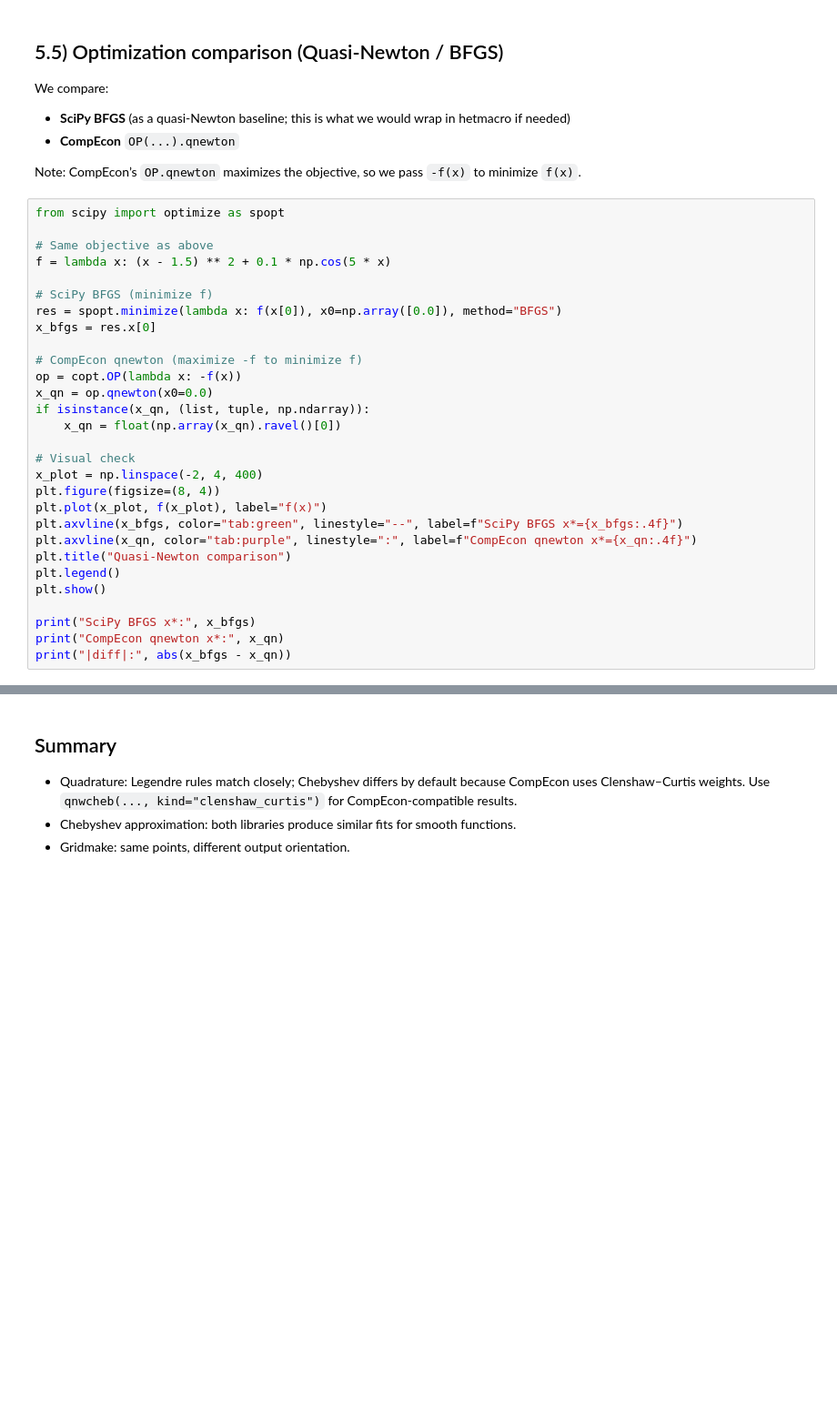
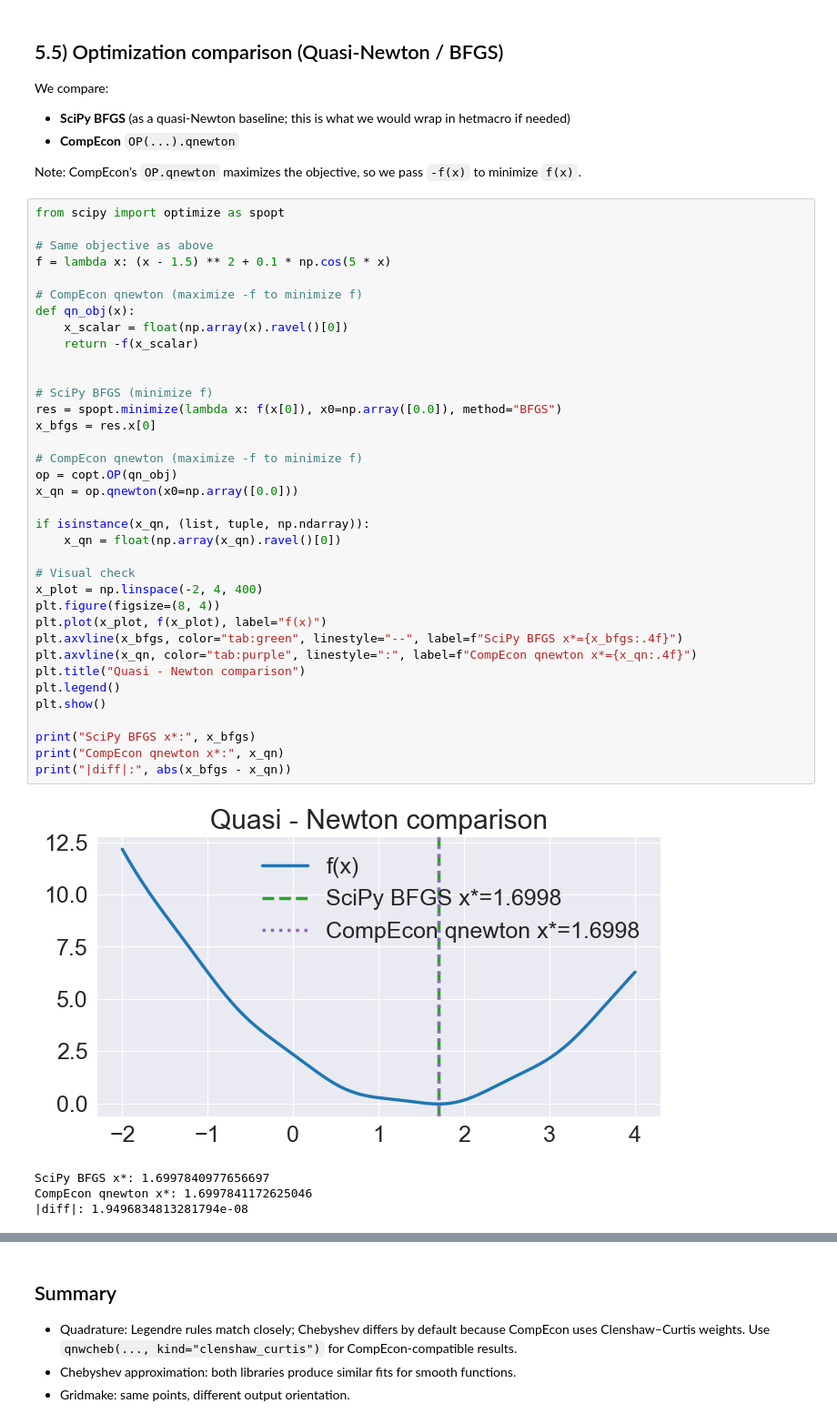
Before and after one commit to Rlincoln01/heterogeneity_in_macroeconomics, a Jupyter notebook: hetmacro/notebooks/test_compecon_comparison.ipynb, the cells around one changed output, grey strips where cells are left out. Shown at 91% size. Drawn from its saved outputs; the diff is of its cells as text; blank space fills up the shorter version.

```diff
--- a/hetmacro/notebooks/test_compecon_comparison.ipynb
+++ b/hetmacro/notebooks/test_compecon_comparison.ipynb
@@ -320,32 +320,44 @@ Note: CompEcon’s `OP.qnewton` maximizes the objective, so we pass `-f(x)` to m
 # %%
 from scipy import optimize as spopt
 
 # Same objective as above
 f = lambda x: (x - 1.5) ** 2 + 0.1 * np.cos(5 * x)
 
+# CompEcon qnewton (maximize -f to minimize f)
+def qn_obj(x):
+    x_scalar = float(np.array(x).ravel()[0])
+    return -f(x_scalar)
+
+
 # SciPy BFGS (minimize f)
 res = spopt.minimize(lambda x: f(x[0]), x0=np.array([0.0]), method="BFGS")
 x_bfgs = res.x[0]
 
 # CompEcon qnewton (maximize -f to minimize f)
-op = copt.OP(lambda x: -f(x))
-x_qn = op.qnewton(x0=0.0)
+op = copt.OP(qn_obj)
+x_qn = op.qnewton(x0=np.array([0.0]))
+
 if isinstance(x_qn, (list, tuple, np.ndarray)):
     x_qn = float(np.array(x_qn).ravel()[0])
 
 # Visual check
 x_plot = np.linspace(-2, 4, 400)
 plt.figure(figsize=(8, 4))
 plt.plot(x_plot, f(x_plot), label="f(x)")
 plt.axvline(x_bfgs, color="tab:green", linestyle="--", label=f"SciPy BFGS x*={x_bfgs:.4f}")
 plt.axvline(x_qn, color="tab:purple", linestyle=":", label=f"CompEcon qnewton x*={x_qn:.4f}")
-plt.title("Quasi‑Newton comparison")
+plt.title("Quasi - Newton comparison")
 plt.legend()
 plt.show()
 
 print("SciPy BFGS x*:", x_bfgs)
 print("CompEcon qnewton x*:", x_qn)
 print("|diff|:", abs(x_bfgs - x_qn))
+# %% [output]
+[figure, added]
+SciPy BFGS x*: 1.6997840977656697
+CompEcon qnewton x*: 1.6997841172625046
+|diff|: 1.9496834813281794e-08
 # %% [markdown]
 ## 6) Two‑dimensional interpolation (Bilinear)
 
```
Also changed, not shown: parts of 2 cells of this notebook, 8 other files.
